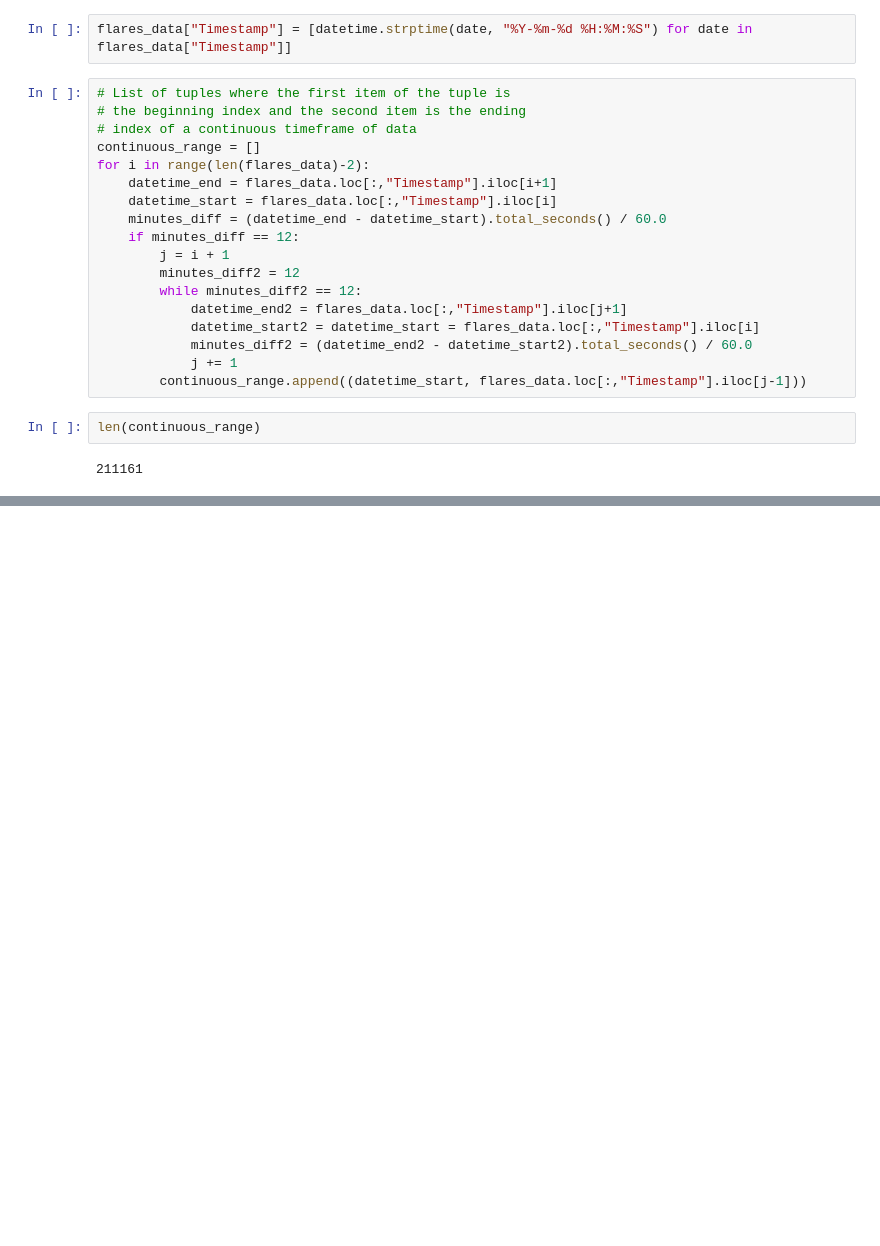
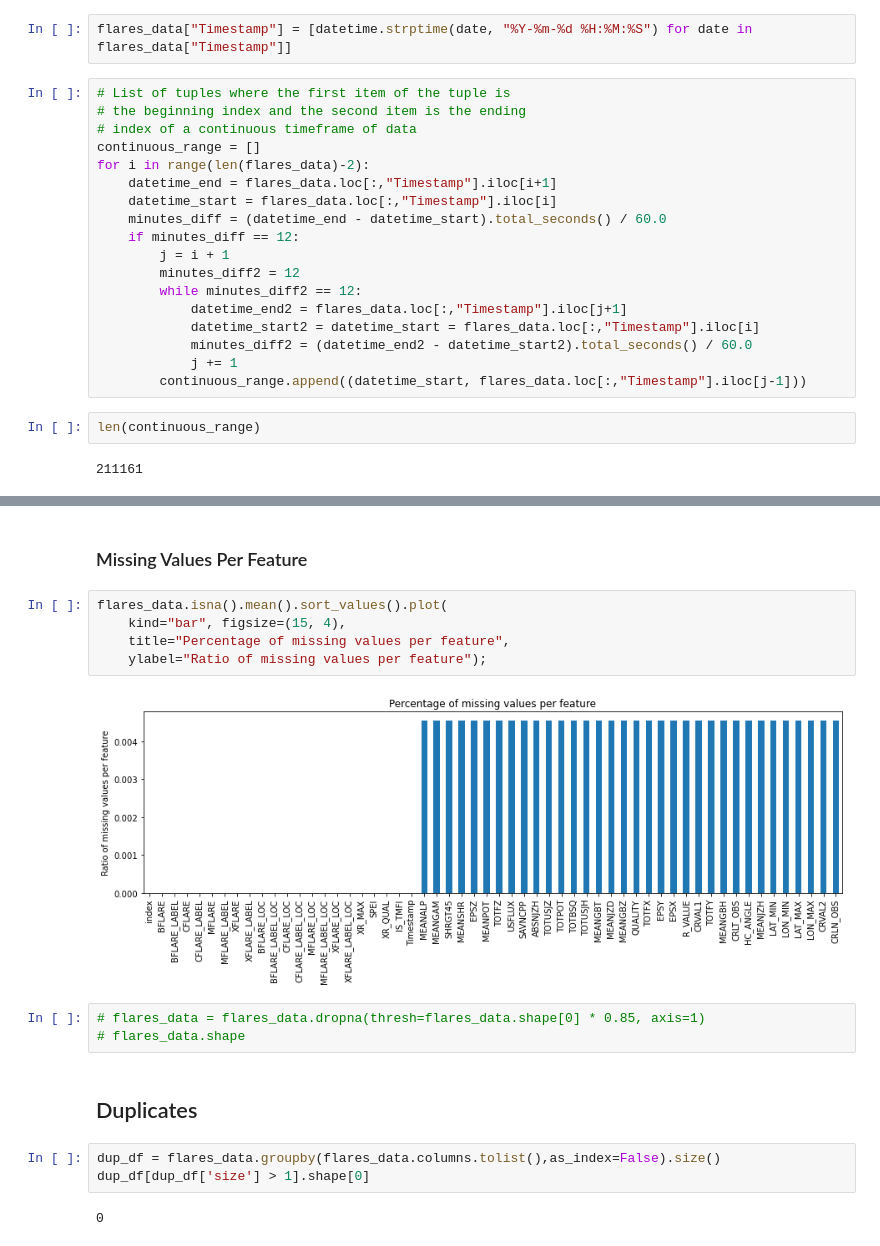
Before and after one commit to kbarbre/DS6050-SolarFlarePrediction, a Jupyter notebook: InitialDataExploration.ipynb, the cells around one changed output, grey strips where cells are left out. Saved outputs shown, nothing was run; the diff lists cells and outputs as text; blank space fills up the shorter version.

```diff
--- a/InitialDataExploration.ipynb
+++ b/InitialDataExploration.ipynb
@@ -131,0 +162,19 @@ len(continuous_range)
+# %% [markdown]
+### Missing Values Per Feature
+# %%
+flares_data.isna().mean().sort_values().plot(
+    kind="bar", figsize=(15, 4),
+    title="Percentage of missing values per feature",
+    ylabel="Ratio of missing values per feature");
+# %% [output]
+[figure, added]
+# %%
+# flares_data = flares_data.dropna(thresh=flares_data.shape[0] * 0.85, axis=1)
+# flares_data.shape
+# %% [markdown]
+## Duplicates
+# %%
+dup_df = flares_data.groupby(flares_data.columns.tolist(),as_index=False).size()
+dup_df[dup_df['size'] > 1].shape[0]
+# %% [output]
+0
```
Also changed, not shown: parts of 16 cells of this notebook.
